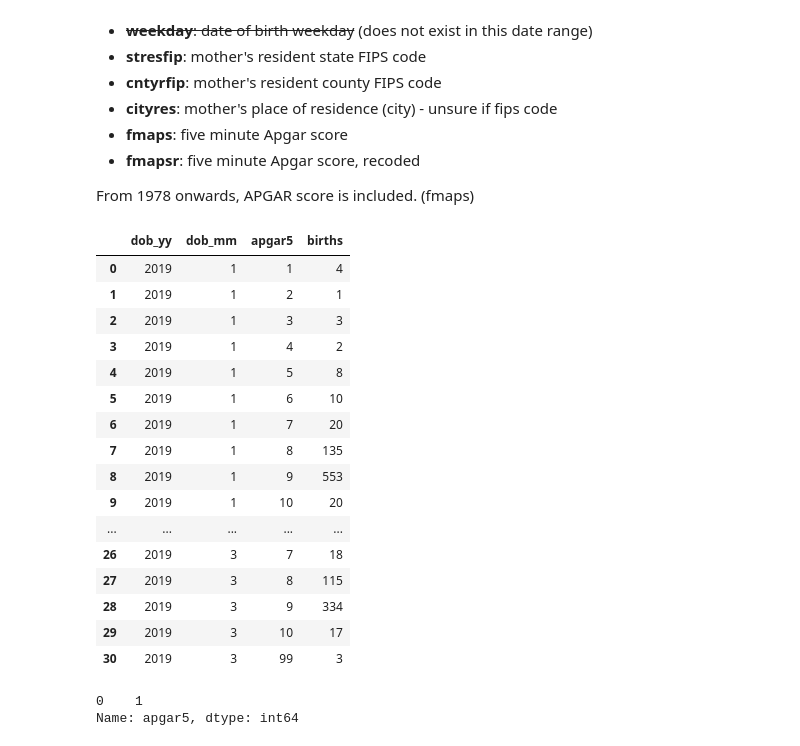
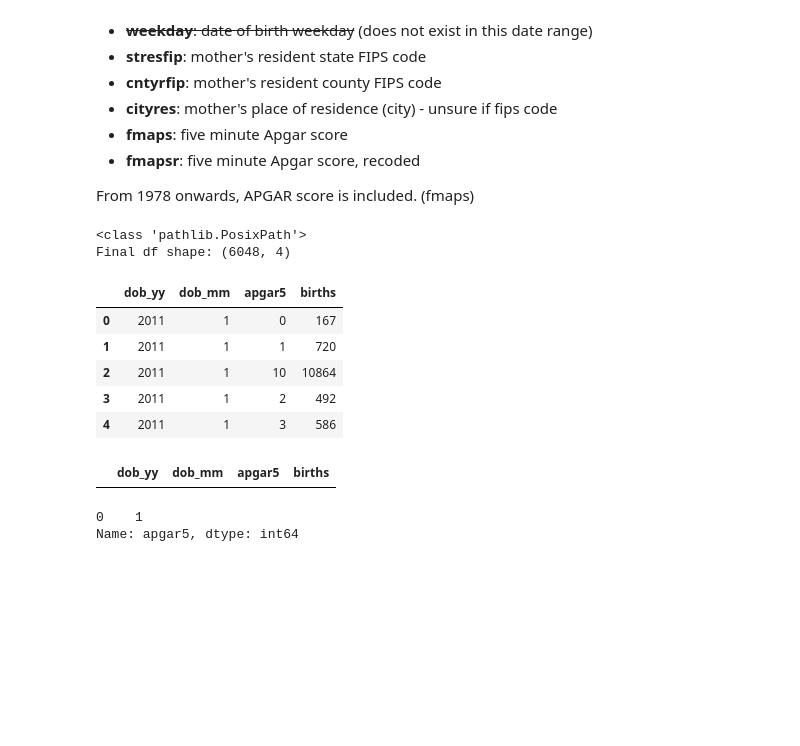
Before and after one commit to tvhahn/cdc-birth-data, a Jupyter notebook: notebooks/1.0-explore-apgar.ipynb, the cells around one changed output. Saved outputs shown, nothing was run; the diff lists cells and outputs as text; code cells hidden in the pictures; blank space fills up the shorter version.

Commit message:
apgar working

```diff
--- a/notebooks/1.0-explore-apgar.ipynb
+++ b/notebooks/1.0-explore-apgar.ipynb
@@ -123,3 +83,56 @@ Here's the ones we'll use for 1982 through 1988 (see [column description on NBER
 * **fmapsr**: five minute Apgar score, recoded
 
 From 1978 onwards, APGAR score is included. (fmaps)
+# %%
+root_dir = Path.cwd().parent
+folder_raw_data = root_dir / 'data/raw'
+folder_processed_data = root_dir / 'data/processed'
+folder_external_data = root_dir / 'data/external'
+
+def main(folder_raw_data):
+    """Runs data processing scripts to turn raw data from (../raw) into
+    cleaned data ready to be analyzed (saved in ../processed).
+    """
+
+    # get a list of file names
+    files = os.listdir(folder_raw_data)
+    file_list = [
+        Path(folder_raw_data) / filename
+        for filename in files
+        if filename.endswith(".csv")
+    ]
+
+    # set up your pool
+    with Pool(processes=12) as pool:  # or whatever your hardware can support
+
+        # have your pool map the file names to dataframes
+        df_list = pool.map(df_from_csv_no_geo_extra, file_list)
+
+        # reduce the list of dataframes to a single dataframe
+        combined_df = pd.concat(df_list, ignore_index=True)
+
+        return combined_df
+
+
+if __name__ == "__main__":
+
+    # not used in this stub but often useful for finding various files
+    project_dir = Path.cwd().parent
+    print(type(project_dir))
+
+    df = main(project_dir / "data/raw/")
+    print("Final df shape:", df.shape)
+
+    df.to_csv(project_dir / "data/processed" / "birth_no_geo_apgar.csv", index=False)
+# %% [output]
+<class 'pathlib.PosixPath'>
+Final df shape: (6048, 4)
+# %%
+df.head()
+# %% [output]
+|  | dob_yy | dob_mm | apgar5 | births |
+| 0 | 2011 | 1 | 0 | 167 |
+| 1 | 2011 | 1 | 1 | 720 |
+| 2 | 2011 | 1 | 10 | 10864 |
+| 3 | 2011 | 1 | 2 | 492 |
+| 4 | 2011 | 1 | 3 | 586 |
@@ -126,26 +144,10 @@ From 1978 onwards, APGAR score is included. (fmaps)
 # %%
-year = 2019
+year = 1968
 
 df = df_from_csv_no_geo_extra(folder_raw_data / f'natl{str(year)}.csv', nrows=2000)
 df
 # %% [output]
 |  | dob_yy | dob_mm | apgar5 | births |
-| 0 | 2019 | 1 | 1 | 4 |
-| 1 | 2019 | 1 | 2 | 1 |
-| 2 | 2019 | 1 | 3 | 3 |
-| 3 | 2019 | 1 | 4 | 2 |
-| 4 | 2019 | 1 | 5 | 8 |
-| 5 | 2019 | 1 | 6 | 10 |
-| 6 | 2019 | 1 | 7 | 20 |
-| 7 | 2019 | 1 | 8 | 135 |
-| 8 | 2019 | 1 | 9 | 553 |
-| 9 | 2019 | 1 | 10 | 20 |
-| ... | ... | ... | ... | ... |
-| 26 | 2019 | 3 | 7 | 18 |
-| 27 | 2019 | 3 | 8 | 115 |
-| 28 | 2019 | 3 | 9 | 334 |
-| 29 | 2019 | 3 | 10 | 17 |
-| 30 | 2019 | 3 | 99 | 3 |
 # %%
 df[(df['dob_yy']==1989) & (df['apgar5']==1) & (df['dob_mm']==1)]['apgar5']
 # %% [output]
```
Also changed, not shown: parts of 7 cells of this notebook, 3 other files.
